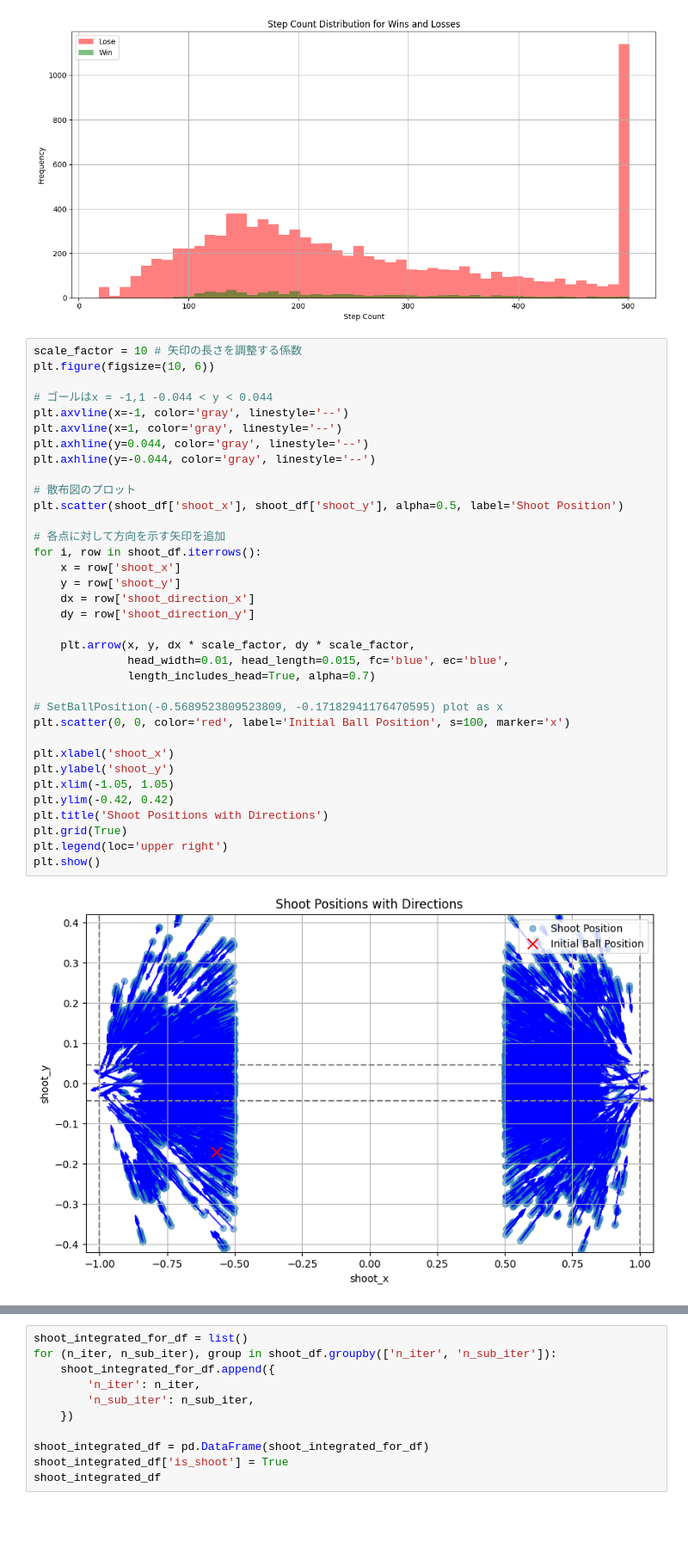
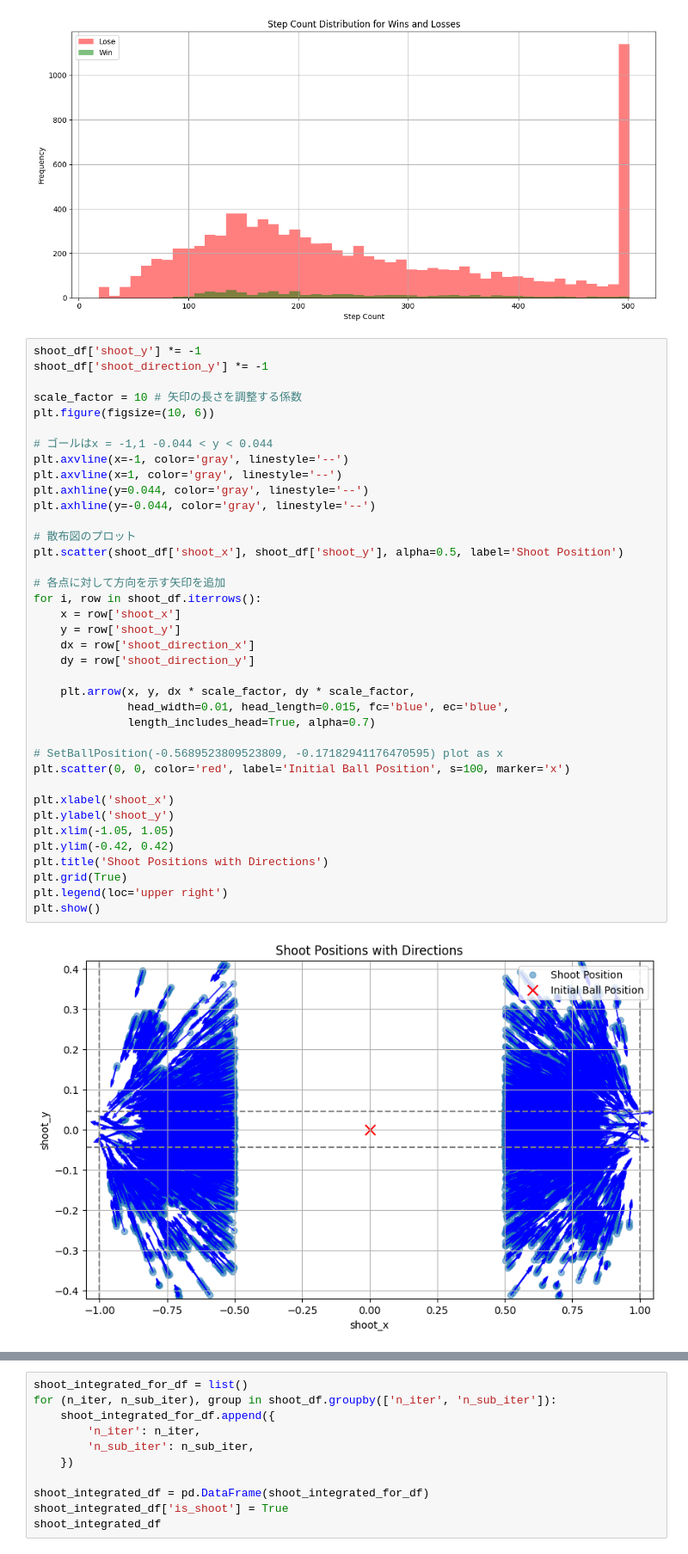
Before and after one commit to rakawanegan/pbl-ssc_with_gfootball, a Jupyter notebook: notebooks/initial_analysis.ipynb, the cells around one changed output, grey strips where cells are left out. Shown: that part at 86% size. Saved outputs shown, nothing was run; the diff lists cells and outputs as text; blank space fills up the shorter version.

```diff
--- a/notebooks/initial_analysis.ipynb
+++ b/notebooks/initial_analysis.ipynb
@@ -78,6 +76,9 @@ plt.show()
 # %% [output]
 [figure]
 # %%
+shoot_df['shoot_y'] *= -1
+shoot_df['shoot_direction_y'] *= -1
+
 scale_factor = 10 # 矢印の長さを調整する係数
 plt.figure(figsize=(10, 6))
 
@@ -86,34 +87,34 @@ plt.axvline(x=-1, color='gray', linestyle='--')
 plt.axvline(x=1, color='gray', linestyle='--')
 plt.axhline(y=0.044, color='gray', linestyle='--')
 plt.axhline(y=-0.044, color='gray', linestyle='--')
 
 # 散布図のプロット
 plt.scatter(shoot_df['shoot_x'], shoot_df['shoot_y'], alpha=0.5, label='Shoot Position')
 
 # 各点に対して方向を示す矢印を追加
 for i, row in shoot_df.iterrows():
     x = row['shoot_x']
     y = row['shoot_y']
     dx = row['shoot_direction_x']
     dy = row['shoot_direction_y']
 
     plt.arrow(x, y, dx * scale_factor, dy * scale_factor,
               head_width=0.01, head_length=0.015, fc='blue', ec='blue',
               length_includes_head=True, alpha=0.7)
 
 # SetBallPosition(-0.5689523809523809, -0.17182941176470595) plot as x
 plt.scatter(0, 0, color='red', label='Initial Ball Position', s=100, marker='x')
 
 plt.xlabel('shoot_x')
 plt.ylabel('shoot_y')
 plt.xlim(-1.05, 1.05)
 plt.ylim(-0.42, 0.42)
 plt.title('Shoot Positions with Directions')
 plt.grid(True)
 plt.legend(loc='upper right')
 plt.show()
 # %% [output]
-[figure, old version]
+[figure, new version]
 # %%
 shoot_df = shoot_df.loc[shoot_df['shoot_x'] < 0]
 
```
Also changed, not shown: parts of 5 cells of this notebook, 1 other file.
